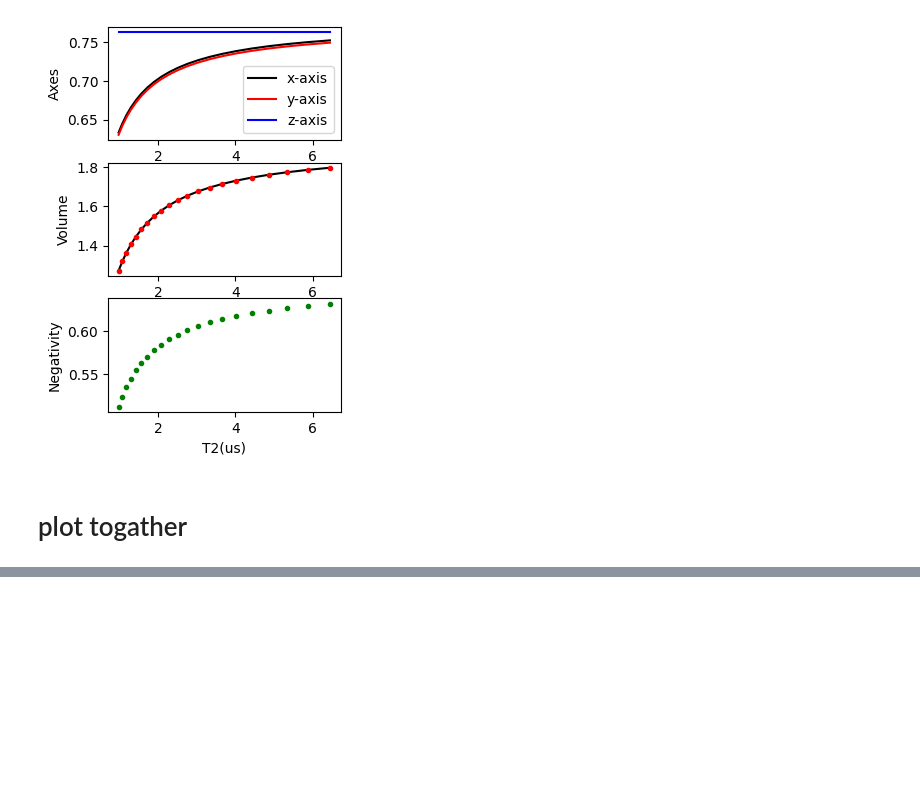
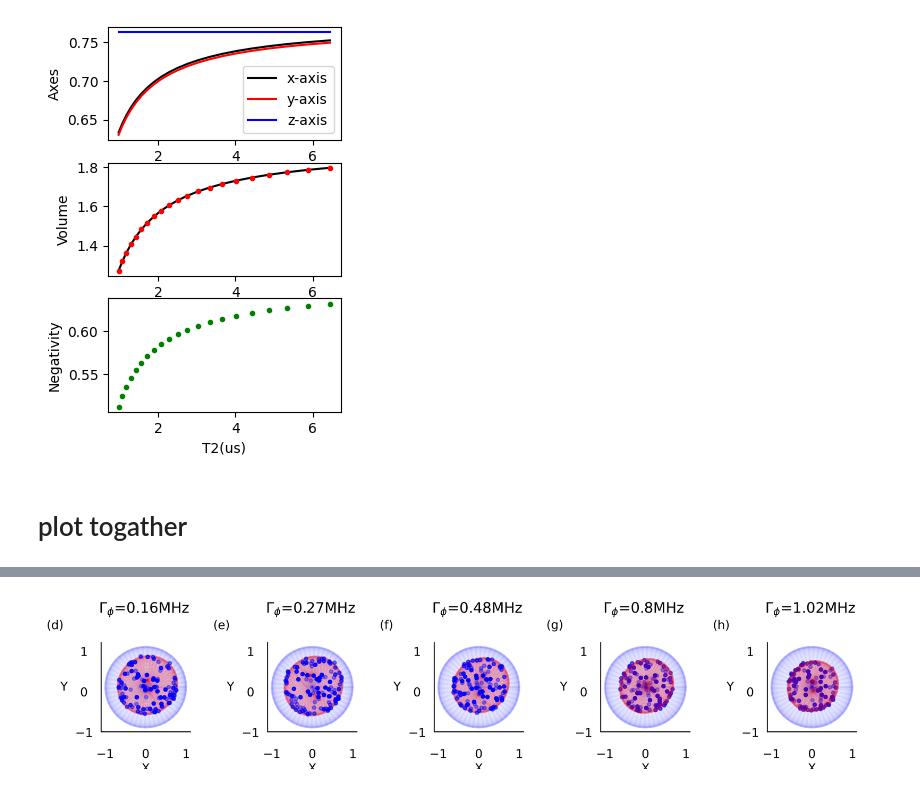
Before and after one commit to 44hsiang/quantum_memory_data, a Jupyter notebook: Markovian_data.ipynb, the cells around one changed output, grey strips where cells are left out. Cells and saved outputs as stored; diff of their text form; code cells hidden in the pictures; blank space fills up the shorter version.

```diff
--- a/Markovian_data.ipynb
+++ b/Markovian_data.ipynb
@@ -288,11 +290,13 @@ sim_detuning_Noise_data_with_ellipsoid = {}
 for i, key in enumerate(sim_detuning_Noise_analyze.keys()):
     # Initialize the structure with data from step 1
     sim_detuning_Noise_data_with_ellipsoid[key] = {
+        'data':{
         'data_xyz': sim_detuning_Noise_data[key]['data_xyz'],
         'data_dm': sim_detuning_Noise_data[key]['data_dm'],
         'data_angle': sim_detuning_Noise_data[key]['data_angle'],
         'corrected_xyz': sim_detuning_Noise_data[key]['corrected_xyz'],
         'corrected_dm': sim_detuning_Noise_data[key]['corrected_dm'],
+        }
     }
 
     # Extract T2 value from key (e.g., "T2=1.234us" -> 1.234e-6)
@@ -318,5 +322,4 @@ for i, key in enumerate(sim_detuning_Noise_analyze.keys()):
     sim_detuning_Noise_data_with_ellipsoid[key]['quantum_information'] = {
         'choi': None,
         'robustness': None,
-        'negativity': None,
     }
@@ -337,12 +327,10 @@ for key in Noise_data_rm_index['data'].keys():
 from quam_libs.quantum_memory.legacy.NoiseAnalyze import QuantumMemory
 
 noise_result_dict ={}
-negativity_list = []
 robustness_list = []
 for key in sim_detuning_Noise_analyze.keys():
     center, axes, R, volume, param = sim_detuning_Noise_analyze[key].ellipsoid_fit()
     qm_analyze = QuantumMemory(axes,center,R)
-    negativity_list.append(qm_analyze.negativity)
     choi_state = qm_analyze.choi_state()
     robustness_list.append(qm_analyze.memory_robustness)
     noise_result_dict[key] ={
@@ -350,7 +338,6 @@ for key in sim_detuning_Noise_analyze.keys():
         'center': center,
         'R': R,
         'volume': volume,
-        'negativity': qm_analyze.negativity,
         'choi state': choi_state,
         'memory robustness': qm_analyze.memory_robustness
     }
@@ -690,0 +777,43 @@ plt.show()
+# %%
+fig = plt.figure(figsize=(12, 3),dpi=600)
+ax_1 = fig.add_subplot(151, projection='3d')
+ax_2 = fig.add_subplot(152, projection='3d')
+ax_3 = fig.add_subplot(153, projection='3d')
+ax_4 = fig.add_subplot(154, projection='3d')
+ax_5 = fig.add_subplot(155, projection='3d')
+
+ax_list = [ax_1, ax_2, ax_3, ax_4, ax_5]
+dephasing_analyze['dephasing_voltage=20mV'].ellipsoid_plot(title=f"$\\Gamma_\\phi$={np.round(Markovian_data['raw']['dephasing_voltage=20mV']['qubit_properties']['dephasing_rate'][0]*1e-6,2)}MHz",ax = ax_1,)
+dephasing_analyze['dephasing_voltage=70mV'].ellipsoid_plot(title=f"$\\Gamma_\\phi$={np.round(Markovian_data['raw']['dephasing_voltage=70mV']['qubit_properties']['dephasing_rate'][0]*1e-6,2)}MHz",ax = ax_2)
+dephasing_analyze['dephasing_voltage=105mV'].ellipsoid_plot(title=f"$\\Gamma_\\phi$={np.round(Markovian_data['raw']['dephasing_voltage=105mV']['qubit_properties']['dephasing_rate'][0]*1e-6,2)}MHz",ax = ax_3)
+dephasing_analyze['dephasing_voltage=120mV'].ellipsoid_plot(title=f"$\\Gamma_\\phi$={np.round(Markovian_data['raw']['dephasing_voltage=120mV']['qubit_properties']['dephasing_rate'][0]*1e-6,2)}MHz",ax = ax_4)
+dephasing_analyze['dephasing_voltage=130mV'].ellipsoid_plot(title=f"$\\Gamma_\\phi$={np.round(Markovian_data['raw']['dephasing_voltage=130mV']['qubit_properties']['dephasing_rate'][0]*1e-6,2)}MHz",ax = ax_5)
+
+L=1.1
+ax_label = ['(d)','(e)','(f)','(g)','(h)']
+for i,ax in enumerate(ax_list):
+    ax.set_xlabel('X')
+    ax.set_ylabel('Y')
+    ax.grid(False)
+    ax.xaxis.pane.set_facecolor((1, 1, 1, 0))
+    ax.yaxis.pane.set_facecolor((1, 1, 1, 0))
+    ax.zaxis.pane.set_facecolor((1, 1, 1, 0))
+    ax.xaxis.pane.set_edgecolor((1, 1, 1, 0))
+    ax.yaxis.pane.set_edgecolor((1, 1, 1, 0))
+    ax.zaxis.pane.set_edgecolor((1, 1, 1, 0))
+    ax.zaxis.line.set_color((1, 1, 1, 0))
+    ax.legend().remove()
+    ax.set_xlim([-L, L])
+    ax.set_ylim([-L, L])
+    ax.set_zlim([-L, L])
+    ax.set_xticks([-1,0,1])
+    ax.set_zticks([])
+    ax.set_yticks([-1,0,1])
+    ax.tick_params(axis='x', which='both', length=0,color=(1, 1, 1, 0))
+    ax.tick_params(axis='y', which='both', length=0,color=(1, 1, 1, 0))
+    ax.tick_params(axis='z', which='both', length=0,color=(1, 1, 1, 0))
+    ax.view_init(elev=90, azim=-90)
+    ax.set_proj_type('ortho')
+    ax.text2D(-0.2, 1, ax_label[i], transform=ax.transAxes, ha="left", va="top",fontsize=10)
+# %% [output]
+[figure, added]
```
Also changed, not shown: parts of 35 cells of this notebook, 11 other files.
